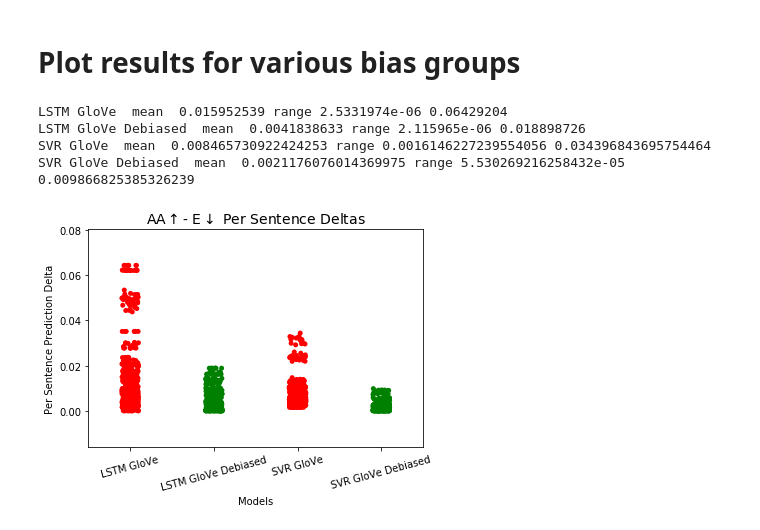
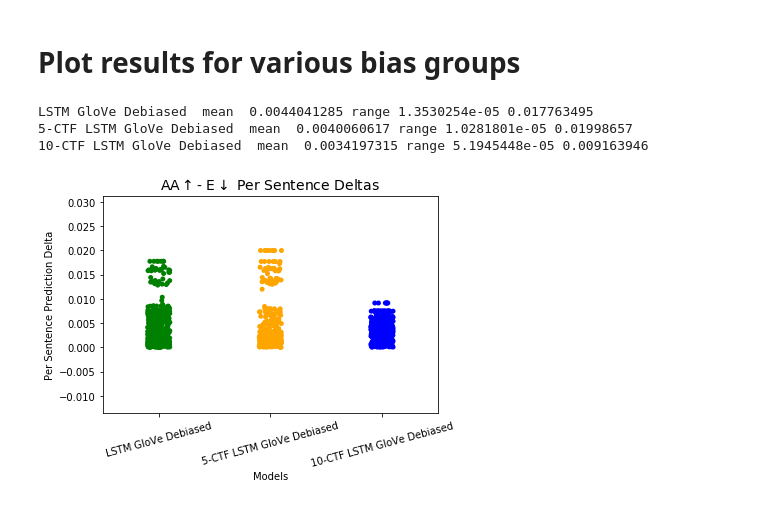
Before and after one commit to ChristopherSweeney/AIFairness, a Jupyter notebook: python_notebooks/CTF_Fair_Sentiment_Analysis.ipynb, the cells around one changed output. Drawn from its saved outputs; the diff is of its cells as text; code cells hidden in the pictures.

```diff
--- a/python_notebooks/CTF_Fair_Sentiment_Analysis.ipynb
+++ b/python_notebooks/CTF_Fair_Sentiment_Analysis.ipynb
@@ -958,0 +763,31 @@ pearson 0.4247024530910067
+# %%
+X_reg,y_reg= parse_reg("../data/Senitment_Analysis/SemEval2018-Task1-AIT-Test-gold/V-reg/2018-Valence-reg-En-test-gold.txt")
+X,y = parse_reg("../data/Senitment_Analysis/2018-Valence-reg-En-train.txt")
+from keras.layers import LSTM
+model = CTF_ToxModel(embeddings_path='../data/embeddings/glove.6B/glove_debias_new_sentiment_with_toxic_vec.txt', ctf_limit=10)
+get_custom_objects().update({"custom_loss": model.custom_loss})
+
+model.ctf_train(X,np.array(zip(*y)[1]),X_reg,np.array(zip(*y_reg)[1]), 'test')
+data = model.prep_text(X_reg)
+print("pearson score ",pearson_coeff(model.model.predict(data)[:,0],np.array(zip(*y_reg)[1])))
+a= pd.read_csv("../data/Senitment_Analysis/Equity-Evaluation-Corpus.csv").dropna(subset=["Emotion"])
+aa=model.prep_text(a[a.Race=='African-American']["Sentence"])
+w=model.prep_text(a[a.Race=='European']["Sentence"])
+aa= model.model.predict(aa)[:,0]
+w= model.model.predict(w)[:,0]
+n=np.where((aa-w)>0)
+print(np.mean(aa[n]-w[n]),"aa higher",np.min(np.abs(aa[n]-w[n])),np.max(np.abs(aa[n]-w[n])))
+df_aa["10-CTF LSTM GloVe Debiased"] = (aa[n]-w[n])[:lim]
+n=np.where((w-aa)>0)
+print(np.mean(aa[n]-w[n]), "w higher",np.min(np.abs(aa[n]-w[n])),np.max(np.abs(aa[n]-w[n])))
+df_w["10-CTF LSTM GloVe Debiased"] = (aa[n]-w[n])[:lim]
+f=model.prep_text(a[a.Gender=='female']["Sentence"])
+m=model.prep_text(a[a.Gender=='male']["Sentence"])
+f= model.model.predict(f)[:,0]
+m= model.model.predict(m)[:,0]
+n=np.where((f-m)>0)
+print(np.mean(f[n]-m[n]),"female higher",np.min(np.abs(f[n]-m[n])),np.max(np.abs(f[n]-m[n])))
+df_f["10-CTF LSTM GloVe Debiased"] = (f[n]-m[n])[:lim]
+n=np.where((m-f)>0)
+df_m["10-CTF LSTM GloVe Debiased"] = (f[n]-m[n])[:lim]
+print(np.mean(f[n]-m[n]), "male higher",np.min(np.abs(f[n]-m[n])),np.max(np.abs(f[n]-m[n])))
@@ -959,17 +812,20 @@ pearson 0.4247024530910067
 # %% [markdown]
 # Plot results for various bias groups
+# %%
+# Palette for debiasing
+global_palette = {column_names[0]:'green',column_names[1]:"orange", column_names[2]:"blue"}
+xticklabels = column_names[:]
 # %%
-plot = seaborn.stripplot(data=df_aa,palette={"LSTM GloVe":'red',"LSTM GloVe Debiased":'green',"CTF LSTM GloVe Debiased":"orange","SVR GloVe":'r',"SVR GloVe Debiased":'g'})
-plot.get_figure().savefig('/home/csweeney/Downloads/df_aa', format='png',dpi=300,bbox_inches='tight')
-plot.set_xticklabels(labels=["LSTM GloVe","LSTM GloVe Debiased","CTF LSTM GloVe Debiased","SVR GloVe","SVR GloVe Debiased"],rotation=15)
+plot = seaborn.stripplot(data=df_aa,palette=global_palette)
+#plot.get_figure().savefig('../images/df_aa.png', format='png',dpi=300,bbox_inches='tight')
+plot.set_xticklabels(labels=xticklabels,rotation=15)
 plot.set(xlabel='Models', ylabel='Per Sentence Prediction Delta')
 plot.set_title("AA$\uparrow$- E$\downarrow$ Per Sentence Deltas",{'fontsize':14})
-for i in ["LSTM GloVe","LSTM GloVe Debiased","CTF LSTM GloVe Debiased","SVR GloVe","SVR GloVe Debiased"]:
+for i in xticklabels:
     print(i, " mean ", np.mean(df_aa[i]),"range", np.min(np.abs(df_aa[i])),np.max(np.abs(df_aa[i])))
-plot.get_figure().savefig('/home/csweeney/Downloads/df_aa.png', format='png',dpi=300,bbox_inches='tight')
+#plot.get_figure().savefig('../images/df_aa.png', format='png',dpi=300,bbox_inches='tight')
 # %% [output]
-LSTM GloVe  mean  0.015952539 range 2.5331974e-06 0.06429204
-LSTM GloVe Debiased  mean  0.0041838633 range 2.115965e-06 0.018898726
-SVR GloVe  mean  0.008465730922424253 range 0.0016146227239554056 0.034396843695754464
-SVR GloVe Debiased  mean  0.0021176076014369975 range 5.530269216258432e-05 0.009866825385326239
+LSTM GloVe Debiased  mean  0.0044041285 range 1.3530254e-05 0.017763495
+5-CTF LSTM GloVe Debiased  mean  0.0040060617 range 1.0281801e-05 0.01998657
+10-CTF LSTM GloVe Debiased  mean  0.0034197315 range 5.1945448e-05 0.009163946
-[figure, old version]
+[figure, new version]
```
Also changed, not shown: parts of 22 cells of this notebook.
